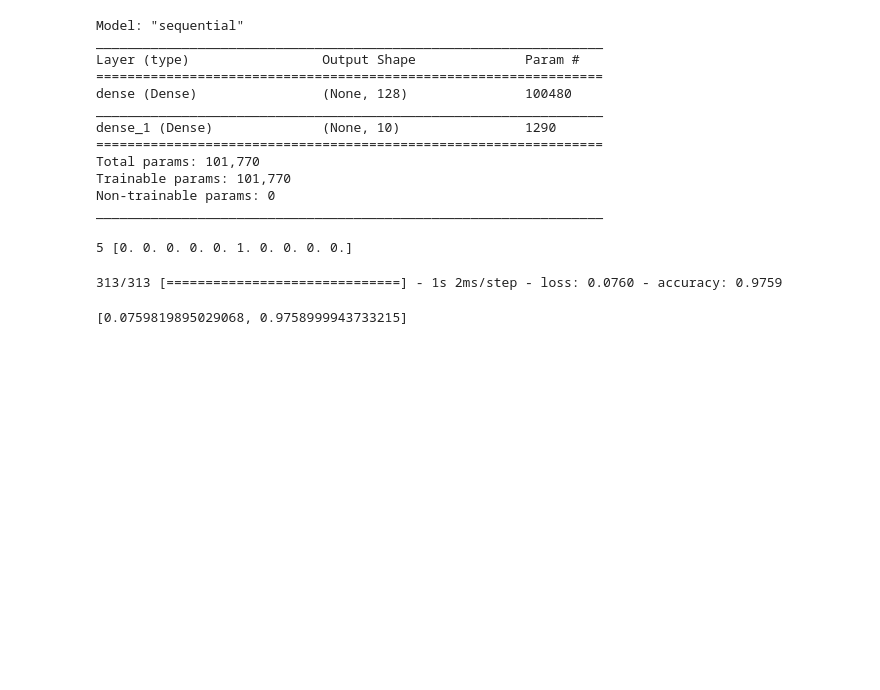
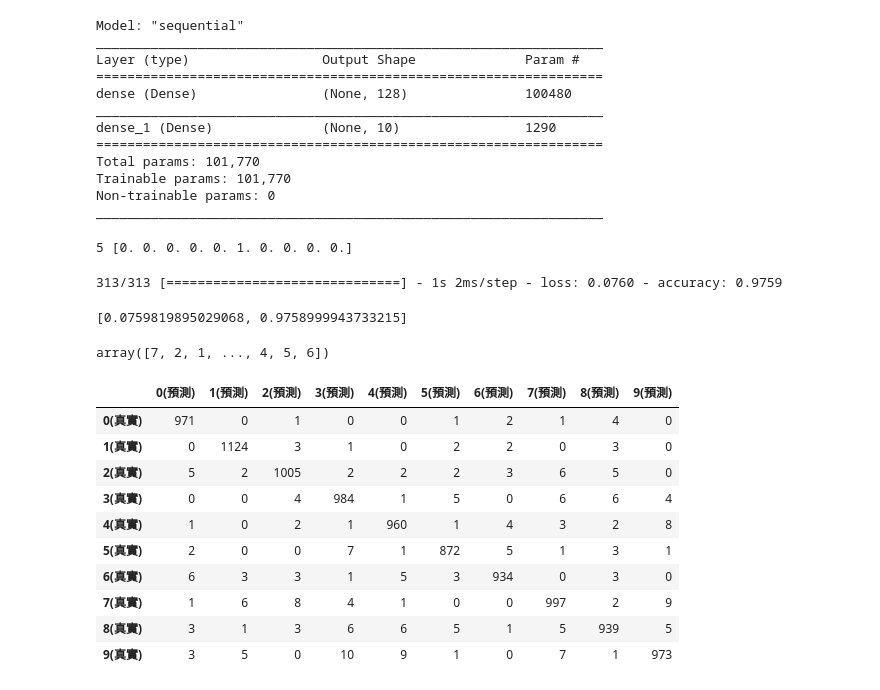
Before and after one commit to Elwing-Chou/tt0517, a Jupyter notebook: mlp.ipynb, the cells around one changed output. Cells and saved outputs as stored; diff of their text form; code cells hidden in the pictures; blank space fills up the shorter version.

```diff
--- a/mlp.ipynb
+++ b/mlp.ipynb
@@ -101,3 +101,30 @@ model.evaluate(x_test_norm, y_test_cat)
 # %% [output]
 313/313 [==============================] - 1s 2ms/step - loss: 0.0760 - accuracy: 0.9759
 [0.0759819895029068, 0.9758999943733215]
+# %%
+# predict: predict機率
+# predict_classes: 類別
+pre = model.predict_classes(x_test_norm)
+pre
+# %% [output]
+array([7, 2, 1, ..., 4, 5, 6])
+# %%
+from sklearn.metrics import confusion_matrix
+# in tensorflow: one-hot encoding
+# not tensorflow: original
+mat = confusion_matrix(y_test, pre)
+pd.DataFrame(mat,
+             columns=["{}(預測)".format(i) for i in range(10)],
+             index=["{}(真實)".format(i) for i in range(10)])
+# %% [output]
+|  | 0(預測) | 1(預測) | 2(預測) | 3(預測) | 4(預測) | 5(預測) | 6(預測) | 7(預測) | 8(預測) | 9(預測) |
+| 0(真實) | 971 | 0 | 1 | 0 | 0 | 1 | 2 | 1 | 4 | 0 |
+| 1(真實) | 0 | 1124 | 3 | 1 | 0 | 2 | 2 | 0 | 3 | 0 |
+| 2(真實) | 5 | 2 | 1005 | 2 | 2 | 2 | 3 | 6 | 5 | 0 |
+| 3(真實) | 0 | 0 | 4 | 984 | 1 | 5 | 0 | 6 | 6 | 4 |
+| 4(真實) | 1 | 0 | 2 | 1 | 960 | 1 | 4 | 3 | 2 | 8 |
+| 5(真實) | 2 | 0 | 0 | 7 | 1 | 872 | 5 | 1 | 3 | 1 |
+| 6(真實) | 6 | 3 | 3 | 1 | 5 | 3 | 934 | 0 | 3 | 0 |
+| 7(真實) | 1 | 6 | 8 | 4 | 1 | 0 | 0 | 997 | 2 | 9 |
+| 8(真實) | 3 | 1 | 3 | 6 | 6 | 5 | 1 | 5 | 939 | 5 |
+| 9(真實) | 3 | 5 | 0 | 10 | 9 | 1 | 0 | 7 | 1 | 973 |
```
Also changed, not shown: parts of 2 cells of this notebook.
